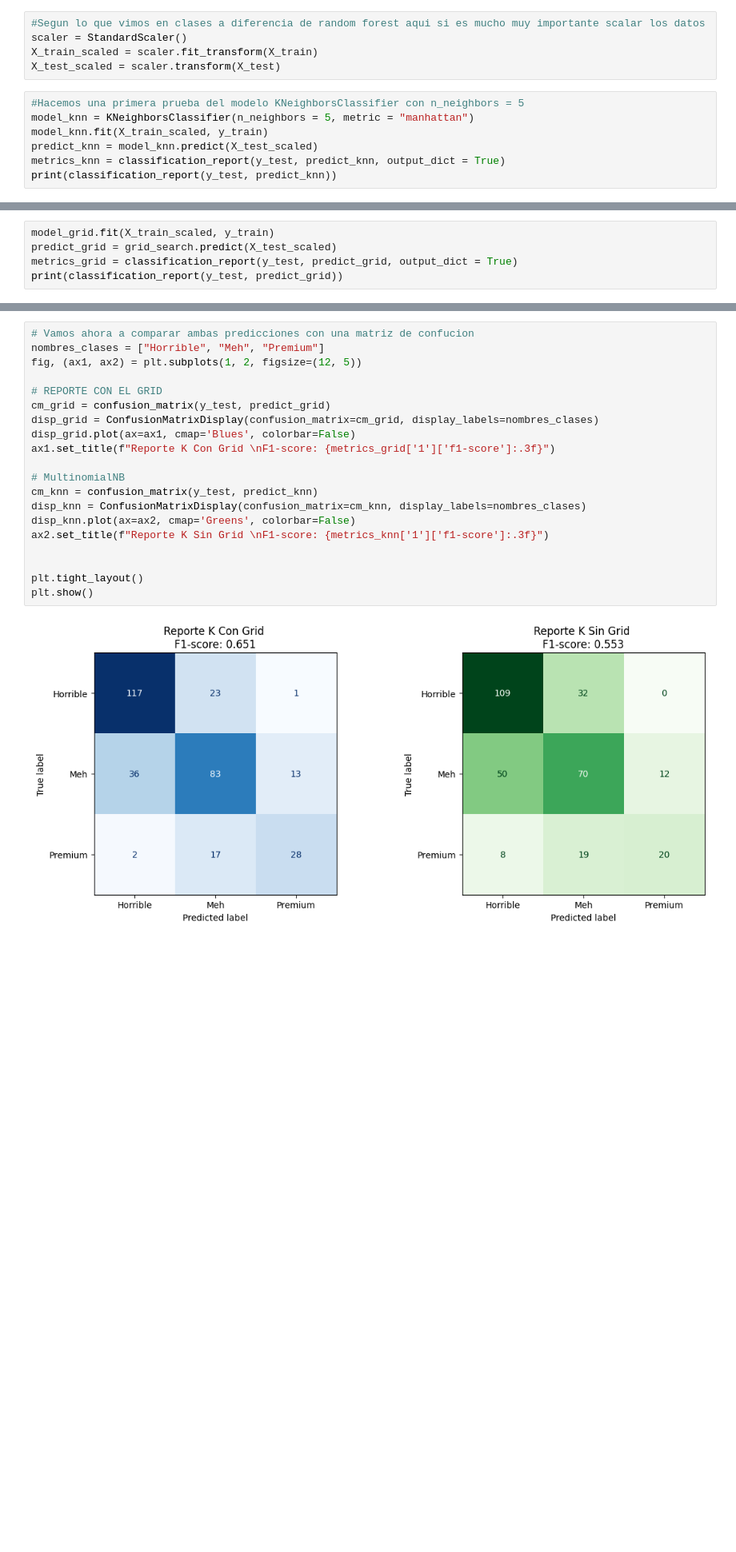
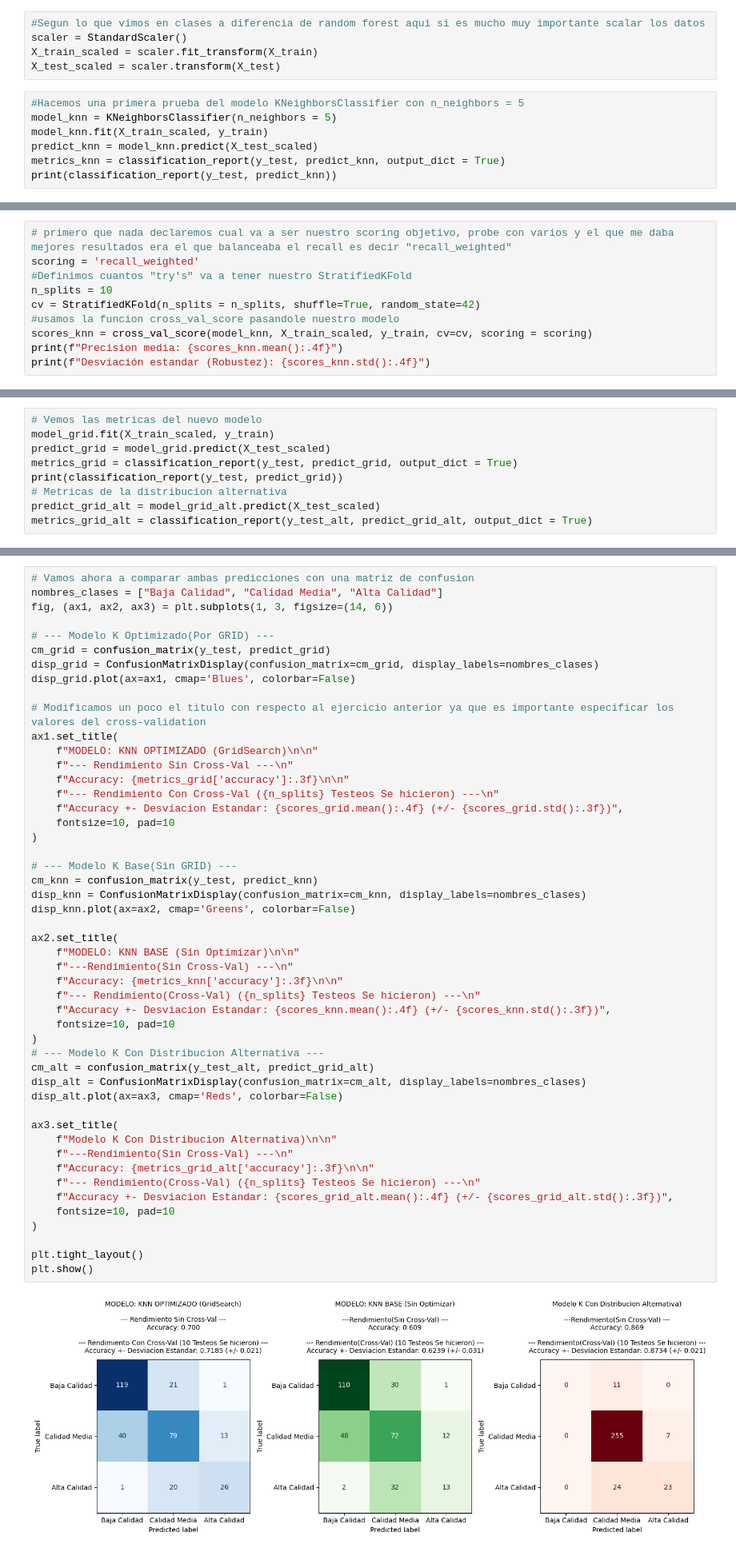
Before and after one commit to 4GeeksAcademy/andrupax94-intro-ml, a Jupyter notebook: src/08-k-nearest-neighbours-winequality-red.ipynb, the cells around one changed output, grey strips where cells are left out. Shown at 80% size. Drawn from its saved outputs; the diff is of its cells as text; blank space fills up the shorter version.

Commit message:
Ejercicio listo falta correir pep 8

```diff
--- a/src/08-k-nearest-neighbours-winequality-red.ipynb
+++ b/src/08-k-nearest-neighbours-winequality-red.ipynb
@@ -185,7 +189,7 @@ X_train_scaled = scaler.fit_transform(X_train)
 X_test_scaled = scaler.transform(X_test)
 # %%
 #Hacemos una primera prueba del modelo KNeighborsClassifier con n_neighbors = 5
-model_knn = KNeighborsClassifier(n_neighbors = 5, metric = "manhattan")
+model_knn = KNeighborsClassifier(n_neighbors = 5)
 model_knn.fit(X_train_scaled, y_train)
 predict_knn = model_knn.predict(X_test_scaled)
 metrics_knn = classification_report(y_test, predict_knn, output_dict = True)
@@ -227,0 +253,10 @@ Entre ellos vamos a ver si podemos modificar columnas antes de meternos en el mo
+# %%
+# primero que nada declaremos cual va a ser nuestro scoring objetivo, probe con varios y el que me daba mejores resultados era el que balanceaba el recall es decir "recall_weighted"
+scoring = 'recall_weighted'
+#Definimos cuantos "try's" va a tener nuestro StratifiedKFold
+n_splits = 10
+cv = StratifiedKFold(n_splits = n_splits, shuffle=True, random_state=42)
+#usamos la funcion cross_val_score pasandole nuestro modelo
+scores_knn = cross_val_score(model_knn, X_train_scaled, y_train, cv=cv, scoring = scoring)
+print(f"Precision media: {scores_knn.mean():.4f}")
+print(f"Desviación estandar (Robustez): {scores_knn.std():.4f}")
@@ -258,8 +375,12 @@ Desviación estándar: 0.023
 # %%
+# Vemos las metricas del nuevo modelo
 model_grid.fit(X_train_scaled, y_train)
-predict_grid = grid_search.predict(X_test_scaled)
+predict_grid = model_grid.predict(X_test_scaled)
 metrics_grid = classification_report(y_test, predict_grid, output_dict = True)
 print(classification_report(y_test, predict_grid))
+# Metricas de la distribucion alternativa
+predict_grid_alt = model_grid_alt.predict(X_test_scaled)
+metrics_grid_alt = classification_report(y_test_alt, predict_grid_alt, output_dict = True)
 # %% [output]
               precision    recall  f1-score   support
 
@@ -273,22 +404,51 @@ weighted avg       0.71      0.71      0.71       320
 # %%
-# Vamos ahora a comparar ambas predicciones con una matriz de confucion
-nombres_clases = ["Horrible", "Meh", "Premium"]
-fig, (ax1, ax2) = plt.subplots(1, 2, figsize=(12, 5))
+# Vamos ahora a comparar ambas predicciones con una matriz de confusion
+nombres_clases = ["Baja Calidad", "Calidad Media", "Alta Calidad"]
+fig, (ax1, ax2, ax3) = plt.subplots(1, 3, figsize=(14, 6))
 
-# REPORTE CON EL GRID
+# --- Modelo K Optimizado(Por GRID) ---
 cm_grid = confusion_matrix(y_test, predict_grid)
 disp_grid = ConfusionMatrixDisplay(confusion_matrix=cm_grid, display_labels=nombres_clases)
 disp_grid.plot(ax=ax1, cmap='Blues', colorbar=False)
-ax1.set_title(f"Reporte K Con Grid \nF1-score: {metrics_grid['1']['f1-score']:.3f}")
 
-# MultinomialNB
+# Modificamos un poco el titulo con respecto al ejercicio anterior ya que es importante especificar los valores del cross-validation
+ax1.set_title(
+    f"MODELO: KNN OPTIMIZADO (GridSearch)\n\n"
+    f"--- Rendimiento Sin Cross-Val ---\n"
+    f"Accuracy: {metrics_grid['accuracy']:.3f}\n\n"
+    f"--- Rendimiento Con Cross-Val ({n_splits} Testeos Se hicieron) ---\n"
+    f"Accuracy +- Desviacion Estandar: {scores_grid.mean():.4f} (+/- {scores_grid.std():.3f})",
+    fontsize=10, pad=10
+)
+
+# --- Modelo K Base(Sin GRID) ---
 cm_knn = confusion_matrix(y_test, predict_knn)
 disp_knn = ConfusionMatrixDisplay(confusion_matrix=cm_knn, display_labels=nombres_clases)
 disp_knn.plot(ax=ax2, cmap='Greens', colorbar=False)
-ax2.set_title(f"Reporte K Sin Grid \nF1-score: {metrics_knn['1']['f1-score']:.3f}")
 
+ax2.set_title(
+    f"MODELO: KNN BASE (Sin Optimizar)\n\n"
+    f"---Rendimiento(Sin Cross-Val) ---\n"
+    f"Accuracy: {metrics_knn['accuracy']:.3f}\n\n"
+    f"--- Rendimiento(Cross-Val) ({n_splits} Testeos Se hicieron) ---\n"
+    f"Accuracy +- Desviacion Estandar: {scores_knn.mean():.4f} (+/- {scores_knn.std():.3f})",
+    fontsize=10, pad=10
+)
+# --- Modelo K Con Distribucion Alternativa ---
+cm_alt = confusion_matrix(y_test_alt, predict_grid_alt)
+disp_alt = ConfusionMatrixDisplay(confusion_matrix=cm_alt, display_labels=nombres_clases)
+disp_alt.plot(ax=ax3, cmap='Reds', colorbar=False)
+
+ax3.set_title(
+    f"Modelo K Con Distribucion Alternativa)\n\n"
+    f"---Rendimiento(Sin Cross-Val) ---\n"
+    f"Accuracy: {metrics_grid_alt['accuracy']:.3f}\n\n"
+    f"--- Rendimiento(Cross-Val) ({n_splits} Testeos Se hicieron) ---\n"
+    f"Accuracy +- Desviacion Estandar: {scores_grid_alt.mean():.4f} (+/- {scores_grid_alt.std():.3f})",
+    fontsize=10, pad=10
+)
 
 plt.tight_layout()
 plt.show()
 # %% [output]
-[figure, old version]
+[figure, new version]
```
Also changed, not shown: parts of 32 cells of this notebook.
